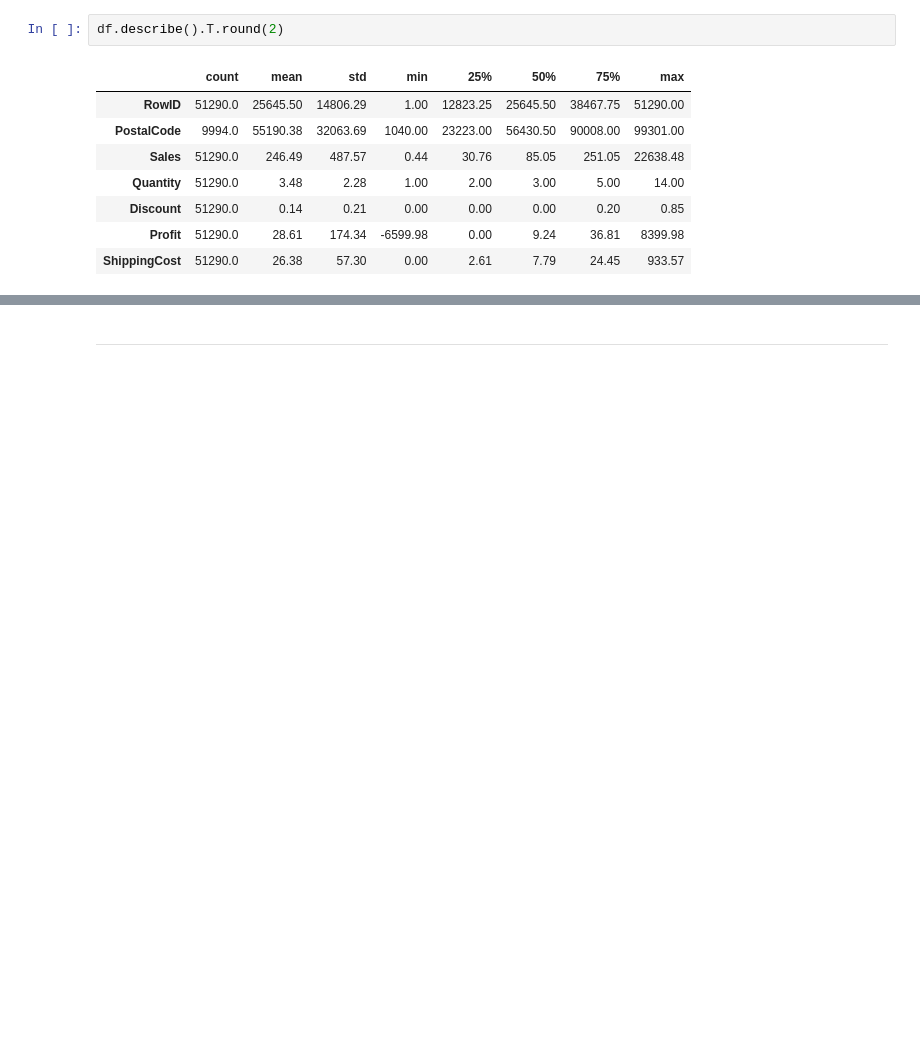
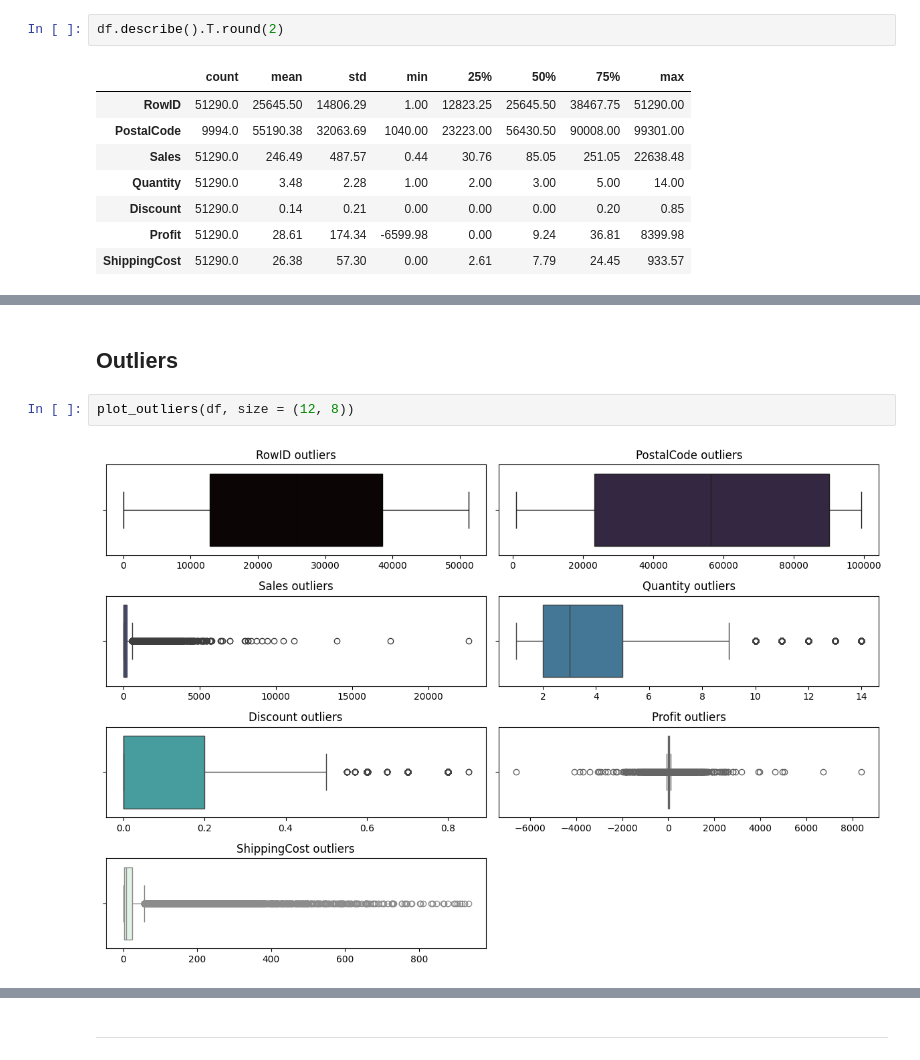
Before and after one commit to SupernovaIa/Proyecto-9-Global-Trade-Insights-Clustering-and-Regression, a Jupyter notebook: notebook/01-EDA.ipynb, the cells around one changed output, grey strips where cells are left out. Drawn from its saved outputs; the diff is of its cells as text; blank space fills up the shorter version.

```diff
--- a/notebook/01-EDA.ipynb
+++ b/notebook/01-EDA.ipynb
@@ -222,0 +252,6 @@ The number of unique values for this category is 795
+# %% [markdown]
+## Outliers
+# %%
+plot_outliers(df, size = (12, 8))
+# %% [output]
+[figure, added]
```
Also changed, not shown: parts of 98 cells of this notebook, 1 other file.
